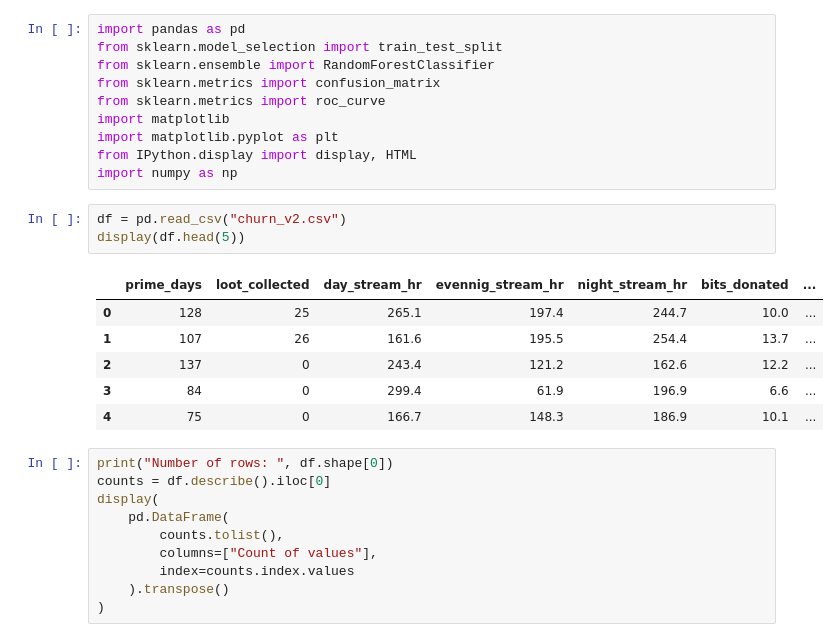
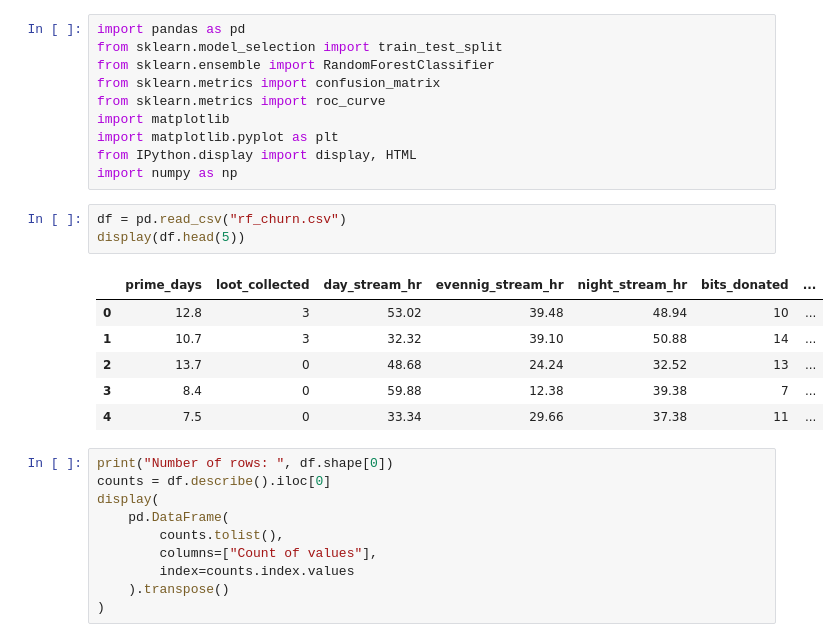
Before and after one commit to tsevereid/survival, a Jupyter notebook: rf_churn.ipynb, the cells around one changed output. Saved outputs shown, nothing was run; the diff lists cells and outputs as text.

```diff
--- a/rf_churn.ipynb
+++ b/rf_churn.ipynb
@@ -9,15 +9,15 @@ import matplotlib.pyplot as plt
 from IPython.display import display, HTML
 import numpy as np
 # %%
-df = pd.read_csv("churn_v2.csv")
+df = pd.read_csv("rf_churn.csv")
 display(df.head(5))
 # %% [output]
 |  | prime_days | loot_collected | day_stream_hr | evennig_stream_hr | night_stream_hr | bits_donated | ... |
-| 0 | 128 | 25 | 265.1 | 197.4 | 244.7 | 10.0 | ... |
-| 1 | 107 | 26 | 161.6 | 195.5 | 254.4 | 13.7 | ... |
-| 2 | 137 | 0 | 243.4 | 121.2 | 162.6 | 12.2 | ... |
-| 3 | 84 | 0 | 299.4 | 61.9 | 196.9 | 6.6 | ... |
-| 4 | 75 | 0 | 166.7 | 148.3 | 186.9 | 10.1 | ... |
+| 0 | 12.8 | 3 | 53.02 | 39.48 | 48.94 | 10 | ... |
+| 1 | 10.7 | 3 | 32.32 | 39.10 | 50.88 | 14 | ... |
+| 2 | 13.7 | 0 | 48.68 | 24.24 | 32.52 | 13 | ... |
+| 3 | 8.4 | 0 | 59.88 | 12.38 | 39.38 | 7 | ... |
+| 4 | 7.5 | 0 | 33.34 | 29.66 | 37.38 | 11 | ... |
 # %%
 print("Number of rows: ", df.shape[0])
 counts = df.describe().iloc[0]
```
Also changed, not shown: parts of 4 cells of this notebook.
